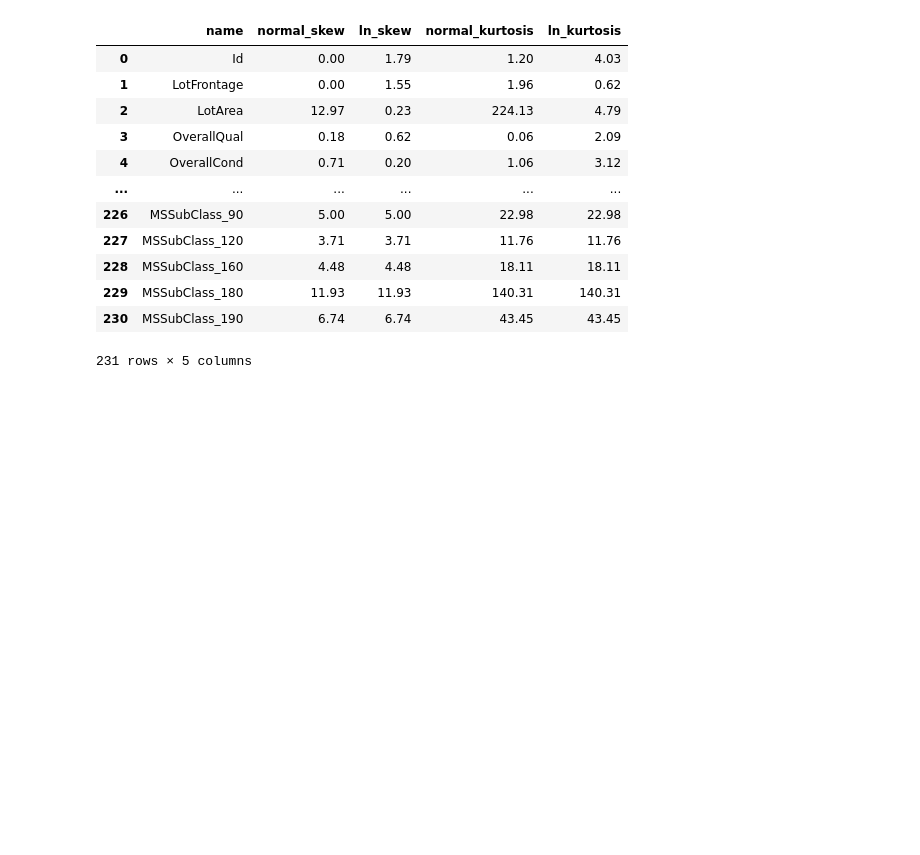
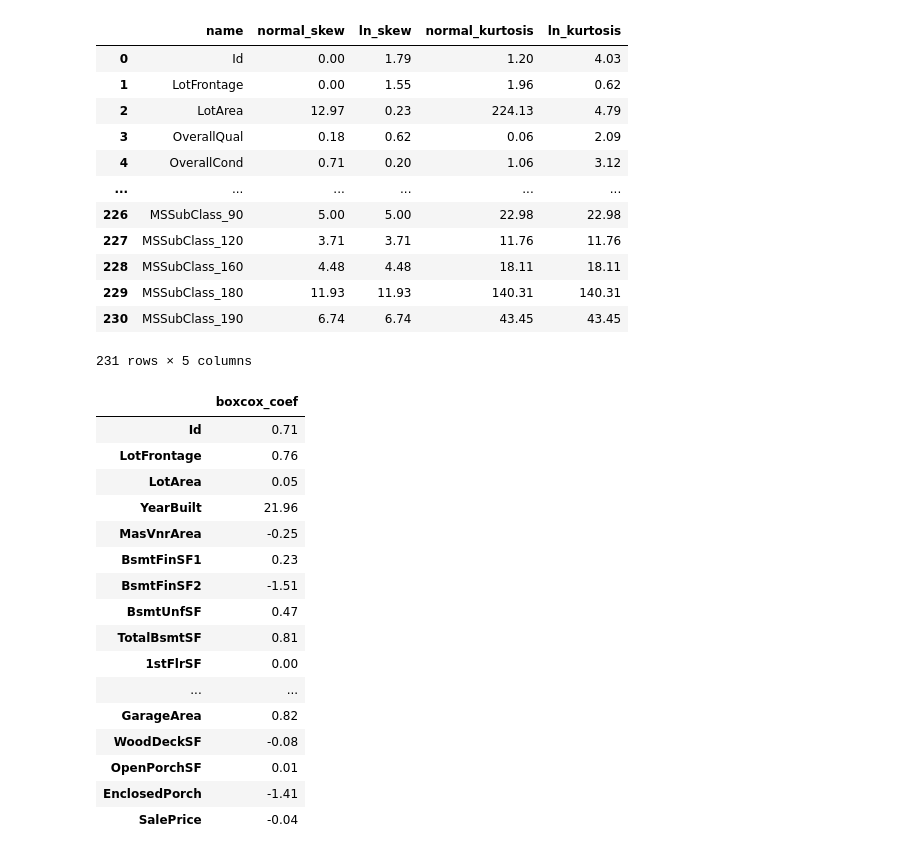
Before and after one commit to karvendhanm/kaggle, a Jupyter notebook: house_prices_prediction/ensemble_with_catboost.ipynb, the cells around one changed output. Saved outputs shown, nothing was run; the diff lists cells and outputs as text; code cells hidden in the pictures; blank space fills up the shorter version.

```diff
--- a/house_prices_prediction/ensemble_with_catboost.ipynb
+++ b/house_prices_prediction/ensemble_with_catboost.ipynb
@@ -393,0 +395,21 @@ boxcox_lambdas = pd.DataFrame(boxcox_lambdas)
+# %%
+uniques = df.nunique()
+boxcox_lambdas.loc[uniques.loc[uniques >= 100].index]
+# %% [output]
+|  | boxcox_coef |
+| Id | 0.71 |
+| LotFrontage | 0.76 |
+| LotArea | 0.05 |
+| YearBuilt | 21.96 |
+| MasVnrArea | -0.25 |
+| BsmtFinSF1 | 0.23 |
+| BsmtFinSF2 | -1.51 |
+| BsmtUnfSF | 0.47 |
+| TotalBsmtSF | 0.81 |
+| 1stFlrSF | 0.00 |
+| ... | ... |
+| GarageArea | 0.82 |
+| WoodDeckSF | -0.08 |
+| OpenPorchSF | 0.01 |
+| EnclosedPorch | -1.41 |
+| SalePrice | -0.04 |
```
Also changed, not shown: parts of 6 cells of this notebook.
